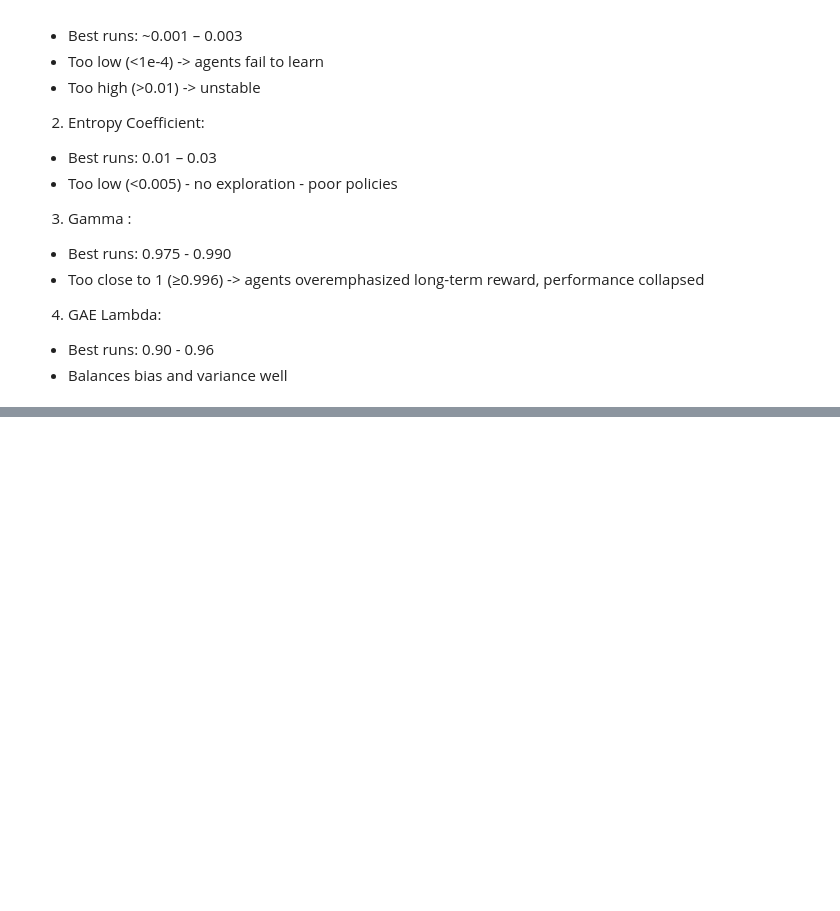
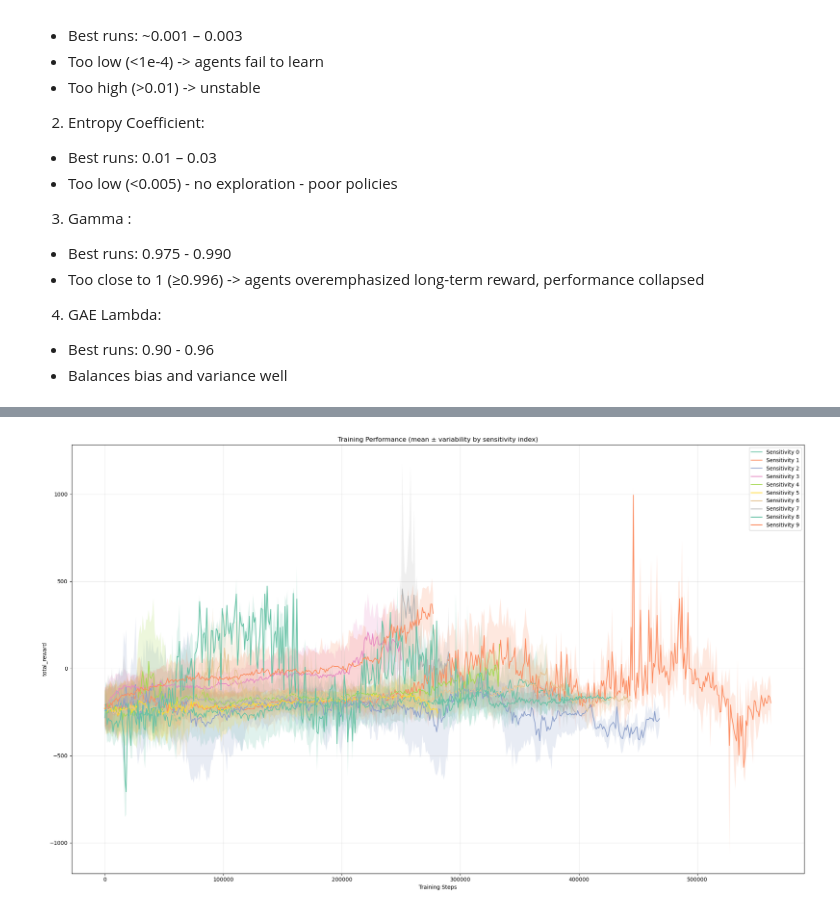
Before and after one commit to xFloly/EffortSim, a Jupyter notebook: analysis.ipynb, the cells around one changed output, grey strips where cells are left out. Saved outputs shown, nothing was run; the diff lists cells and outputs as text; code cells hidden in the pictures; blank space fills up the shorter version.

```diff
--- a/analysis.ipynb
+++ b/analysis.ipynb
@@ -280,0 +286,56 @@ plt.show()
+# %%
+import pandas as pd
+import numpy as np
+import matplotlib.pyplot as plt
+import glob
+import os
+import re
+
+data_dir = "wandb_histories"
+step_col = "steps_total"
+metric_col = "total_reward"
+bin_size = 1000
+
+files = glob.glob(os.path.join(data_dir, "*.csv"))
+
+def extract_sensitivity(filename):
+    match = re.search(r"ttrial_ppo_sensitivity_(\d+)-s\d+_history\.csv", filename)
+    return int(match.group(1)) if match else None
+
+dfs = []
+for file in files:
+    df = pd.read_csv(file)
+    df["sensitivity"] = extract_sensitivity(os.path.basename(file))
+    dfs.append(df)
+
+df_all = pd.concat(dfs, ignore_index=True)
+
+df_all["episode"] = (df_all[step_col] / bin_size).round().astype(int)
+
+grouped = (
+    df_all.groupby(["sensitivity", "episode"])
+    .agg(
+        mean_val=(metric_col, "mean"),
+        p15=(metric_col, lambda x: np.percentile(x, 15)),
+        p85=(metric_col, lambda x: np.percentile(x, 85)),
+    )
+    .reset_index()
+)
+
+grouped["steps"] = grouped["episode"] * bin_size
+
+plt.figure(figsize=(20, 12))
+for sens in grouped["sensitivity"].unique():
+    df_s = grouped[grouped["sensitivity"] == sens]
+    plt.plot(df_s["steps"], df_s["mean_val"], label=f"Sensitivity {sens}")
+    plt.fill_between(df_s["steps"], df_s["p15"], df_s["p85"], alpha=0.2)
+
+plt.title("Training Performance (mean ± variability by sensitivity index)")
+plt.xlabel("Training Steps")
+plt.ylabel(metric_col)
+plt.legend()
+plt.grid(True, alpha=0.3)
+plt.tight_layout()
+plt.show()
+# %% [output]
+[figure, added]
```
Also changed, not shown: parts of 1 cell of this notebook.
